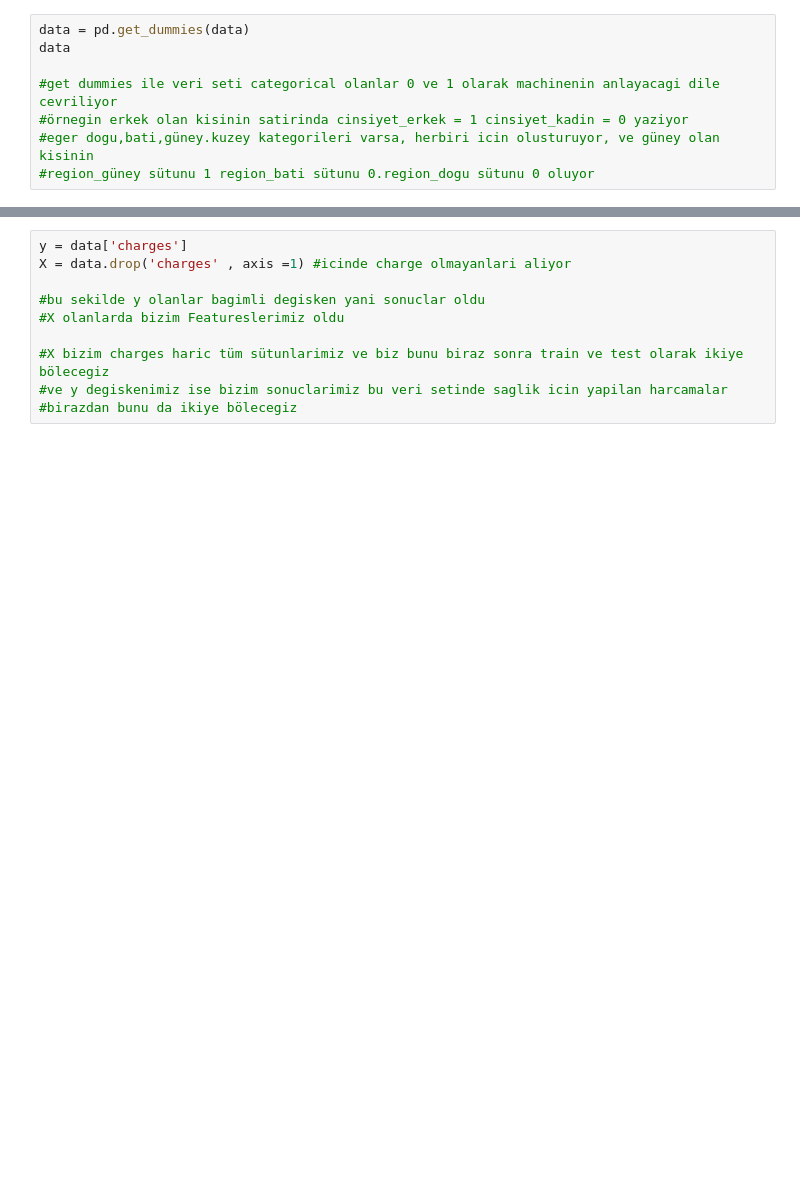
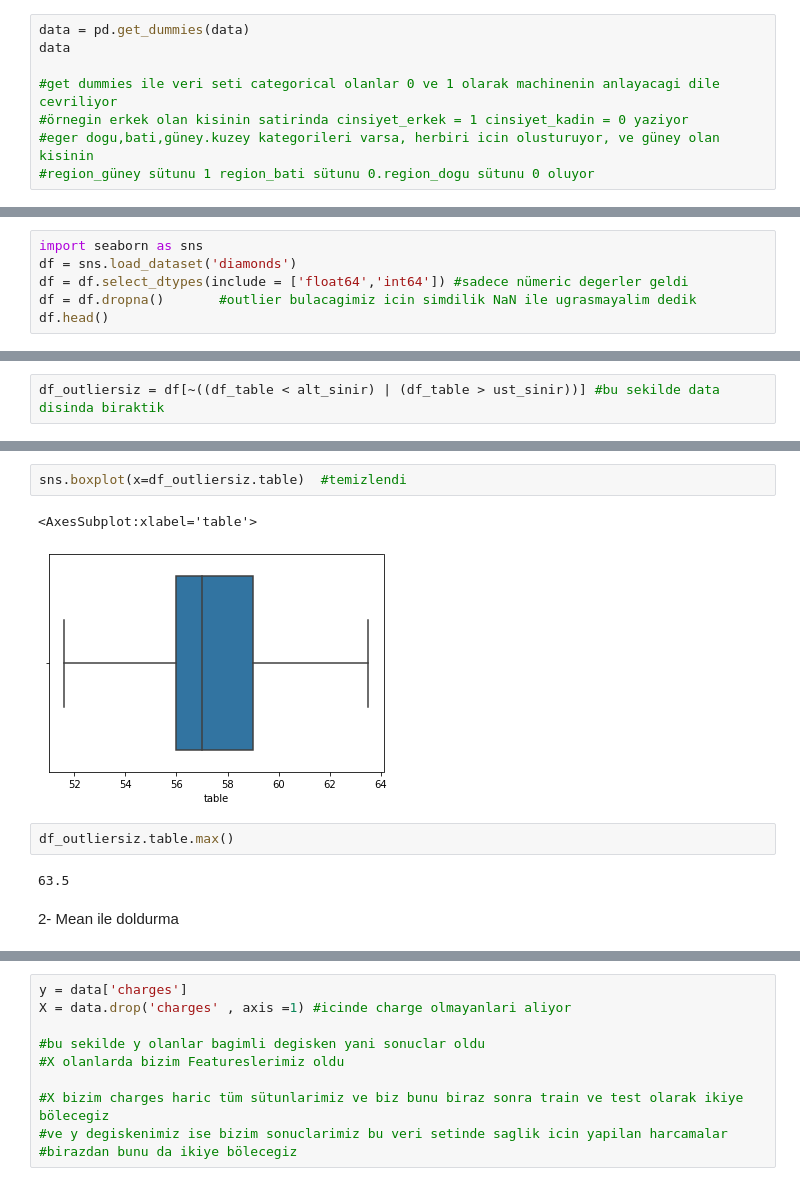
Before and after one commit to veyselaytekin1/Machine_Learning, a Jupyter notebook: ML_mySummary.ipynb, the cells around one changed output, grey strips where cells are left out. Cells and saved outputs as stored; diff of their text form; blank space fills up the shorter version.

```diff
--- a/ML_mySummary.ipynb
+++ b/ML_mySummary.ipynb
@@ -90,0 +426,6 @@ data
+# %%
+import seaborn as sns
+df = sns.load_dataset('diamonds')
+df = df.select_dtypes(include = ['float64','int64']) #sadece nümeric degerler geldi
+df = df.dropna()       #outlier bulacagimiz icin simdilik NaN ile ugrasmayalim dedik
+df.head()
@@ -90,0 +456,2 @@ data
+# %%
+df_outliersiz = df[~((df_table < alt_sinir) | (df_table > ust_sinir))] #bu sekilde data disinda biraktik
@@ -90,0 +474,11 @@ data
+# %%
+sns.boxplot(x=df_outliersiz.table)  #temizlendi
+# %% [output]
+<AxesSubplot:xlabel='table'>
+[figure, added]
+# %%
+df_outliersiz.table.max()
+# %% [output]
+63.5
+# %% [markdown]
+2- Mean ile doldurma
```
Also changed, not shown: parts of 92 cells of this notebook, 1 other file.
